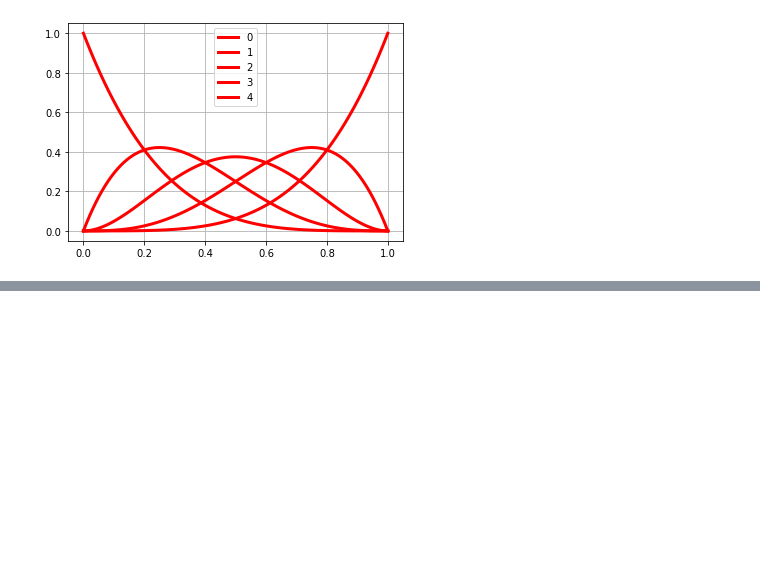
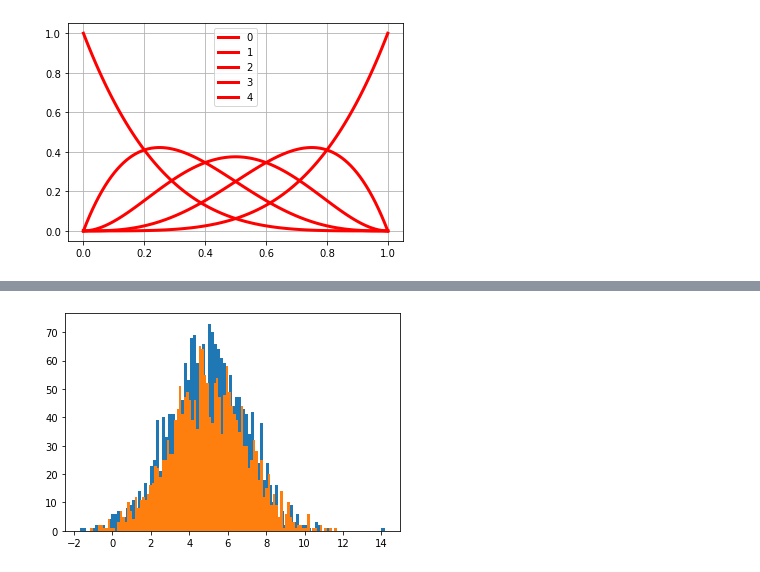
Before and after one commit to MatthiasHerp/mctm_pytorch, a Jupyter notebook: testing.ipynb, the cells around one changed output, grey strips where cells are left out. Cells and saved outputs as stored; diff of their text form; code cells hidden in the pictures; blank space fills up the shorter version.

```diff
--- a/testing.ipynb
+++ b/testing.ipynb
@@ -140,0 +357,8 @@ class Transformation(nn.Module):
+# %%
+y_distribution = Normal(5, 2)
+y = y_distribution.sample((2000,2)) # Generate training data
+plt.hist(y[:,0].numpy(), bins=100)
+plt.hist(y[:,1].numpy(), bins=100)
+plt.show()
+# %% [output]
+[figure, added]
```
Also changed, not shown: parts of 51 cells of this notebook.
